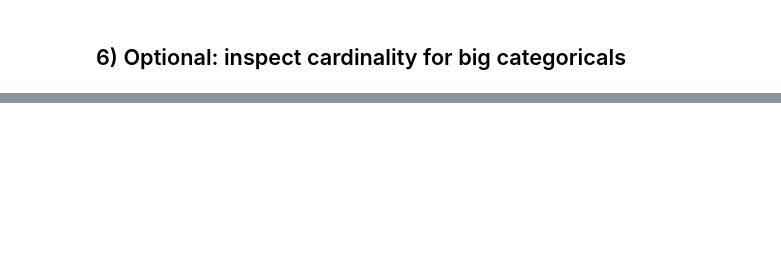
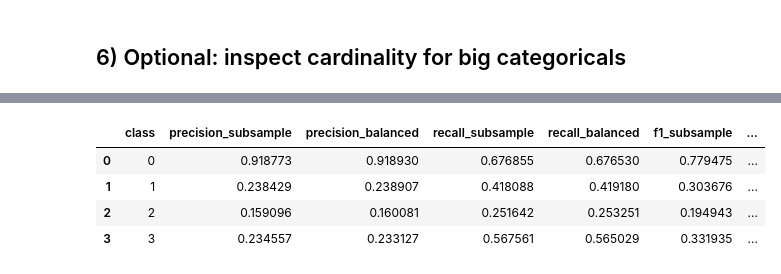
Before and after one commit to ingridalt/DSC-288R-CAPSTONE, a Jupyter notebook: 3_Data_Preprocessing/RandomForest_ACS_ExpandedFeatures.ipynb, the cells around one changed output, grey strips where cells are left out. Cells and saved outputs as stored; diff of their text form; code cells hidden in the pictures; blank space fills up the shorter version.

```diff
--- a/3_Data_Preprocessing/RandomForest_ACS_ExpandedFeatures.ipynb
+++ b/3_Data_Preprocessing/RandomForest_ACS_ExpandedFeatures.ipynb
@@ -313,0 +506,28 @@ NameError: name 'df_train_pp' is not defined
+# %%
+import pandas as pd
+from sklearn.metrics import classification_report
+
+report_sub = classification_report(y_test, y_pred_bss, output_dict=True)
+report_bal = classification_report(y_test, y_pred_bal, output_dict=True)
+
+rows = []
+
+for c in ["0", "1", "2", "3"]:
+    rows.append({
+        "class": c,
+        "precision_subsample": report_sub[c]["precision"],
+        "precision_balanced": report_bal[c]["precision"],
+        "recall_subsample": report_sub[c]["recall"],
+        "recall_balanced": report_bal[c]["recall"],
+        "f1_subsample": report_sub[c]["f1-score"],
+        "f1_balanced": report_bal[c]["f1-score"],
+    })
+
+df_compare = pd.DataFrame(rows)
+df_compare
+# %% [output]
+|  | class | precision_subsample | precision_balanced | recall_subsample | recall_balanced | f1_subsample | ... |
+| 0 | 0 | 0.918773 | 0.918930 | 0.676855 | 0.676530 | 0.779475 | ... |
+| 1 | 1 | 0.238429 | 0.238907 | 0.418088 | 0.419180 | 0.303676 | ... |
+| 2 | 2 | 0.159096 | 0.160081 | 0.251642 | 0.253251 | 0.194943 | ... |
+| 3 | 3 | 0.234557 | 0.233127 | 0.567561 | 0.565029 | 0.331935 | ... |
```
Also changed, not shown: parts of 22 cells of this notebook, 1 other file.
